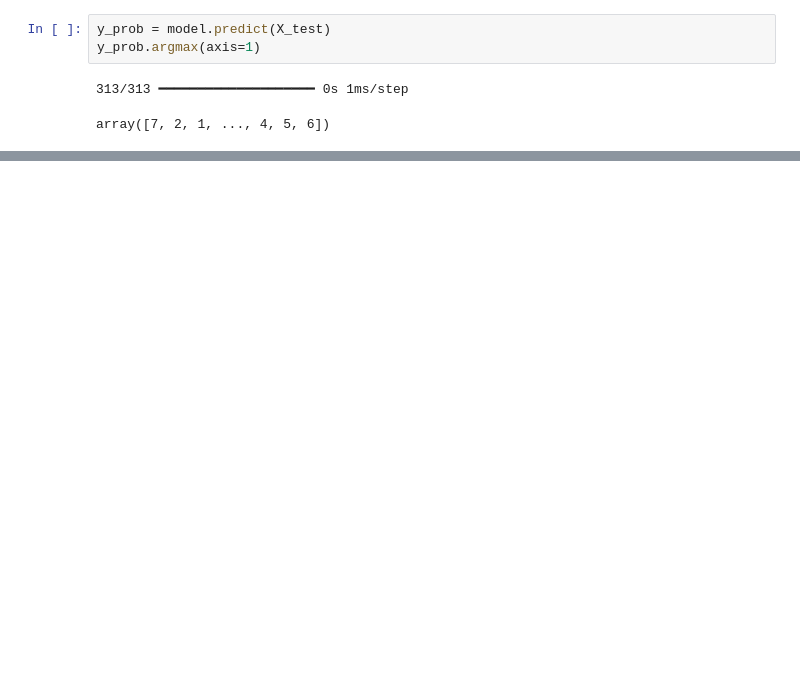
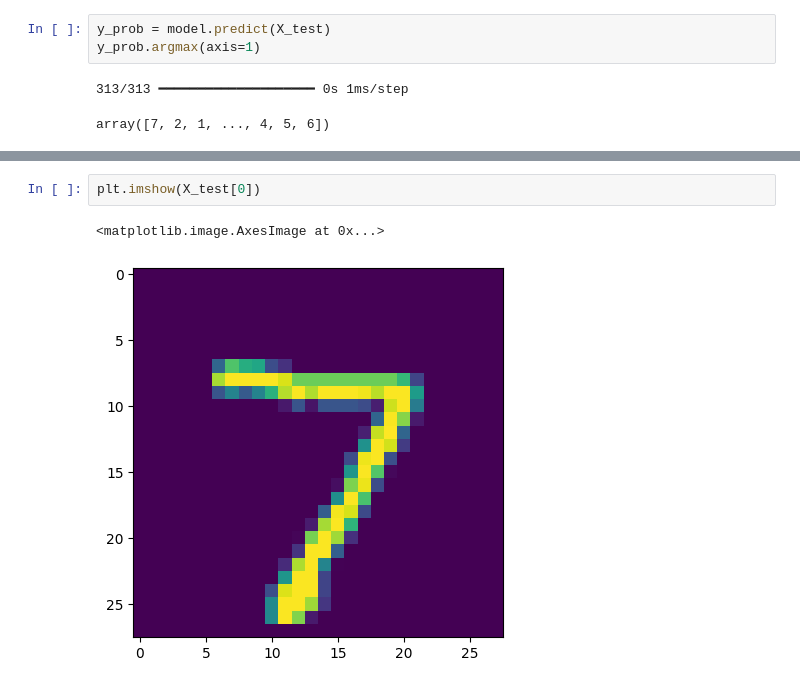
Before and after one commit to Ayush086/Deep_Learning, a Jupyter notebook: 02_Projects/multicass_classification.ipynb, the cells around one changed output, grey strips where cells are left out. Drawn from its saved outputs; the diff is of its cells as text; blank space fills up the shorter version.

```diff
--- a/02_Projects/multicass_classification.ipynb
+++ b/02_Projects/multicass_classification.ipynb
@@ -107,0 +121,5 @@ accuracy_score(y_test, y_pred)
+# %%
+plt.imshow(X_test[0])
+# %% [output]
+<matplotlib.image.AxesImage at 0x...>
+[figure, added]
```
Also changed, not shown: parts of 5 cells of this notebook, 2 other files.
